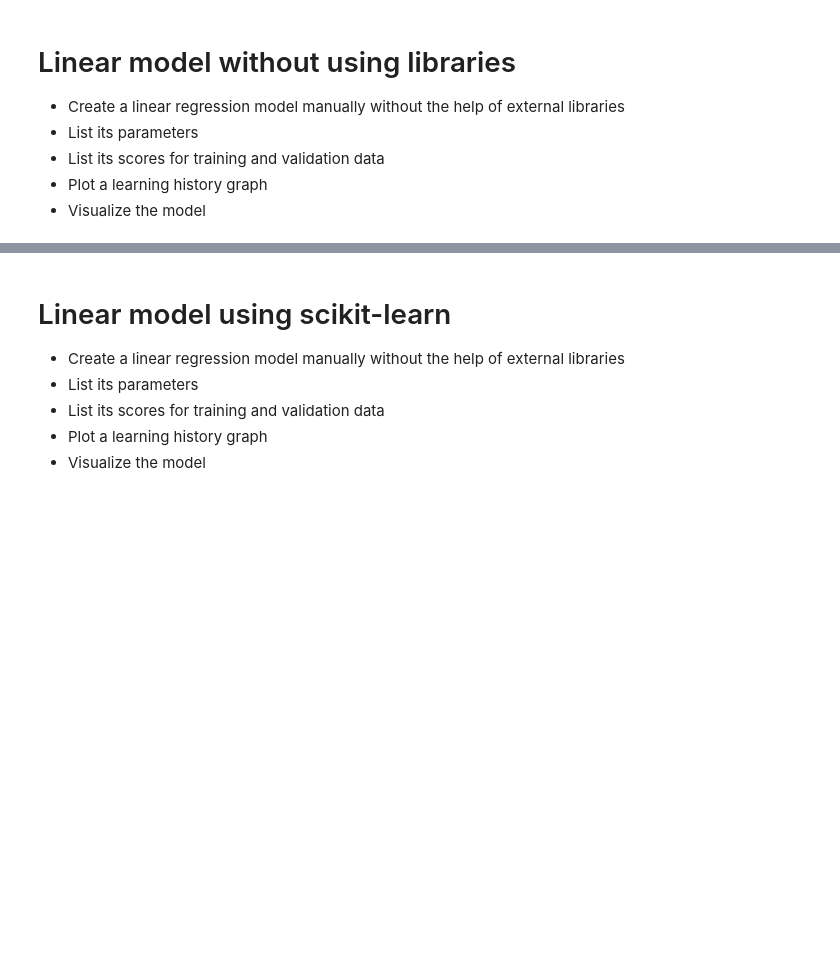
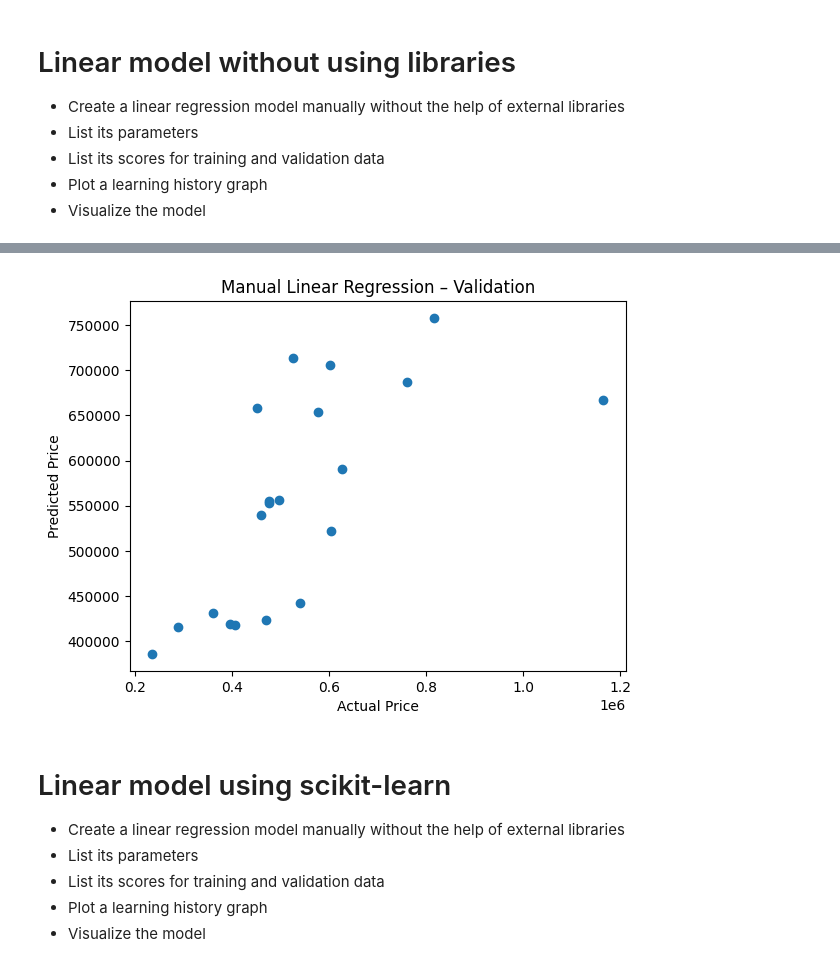
Before and after one commit to University-of-Pardubice/exercises-canistan0, a Jupyter notebook: 06_Linear_regression/06_B_task_Portland.ipynb, the cells around one changed output, grey strips where cells are left out. Cells and saved outputs as stored; diff of their text form; code cells hidden in the pictures; blank space fills up the shorter version.

```diff
--- a/06_Linear_regression/06_B_task_Portland.ipynb
+++ b/06_Linear_regression/06_B_task_Portland.ipynb
@@ -56,3 +117,11 @@ NameError: name 'pd' is not defined
+# %%
+plt.scatter(y_val, y_val_pred)
+plt.xlabel("Actual Price")
+plt.ylabel("Predicted Price")
+plt.title("Manual Linear Regression – Validation")
+plt.show()
+# %% [output]
+[figure, added]
 # %% [markdown]
 # Linear model using scikit-learn
 - Create a linear regression model manually without the help of external libraries
```
Also changed, not shown: parts of 15 cells of this notebook, 2 other files.
